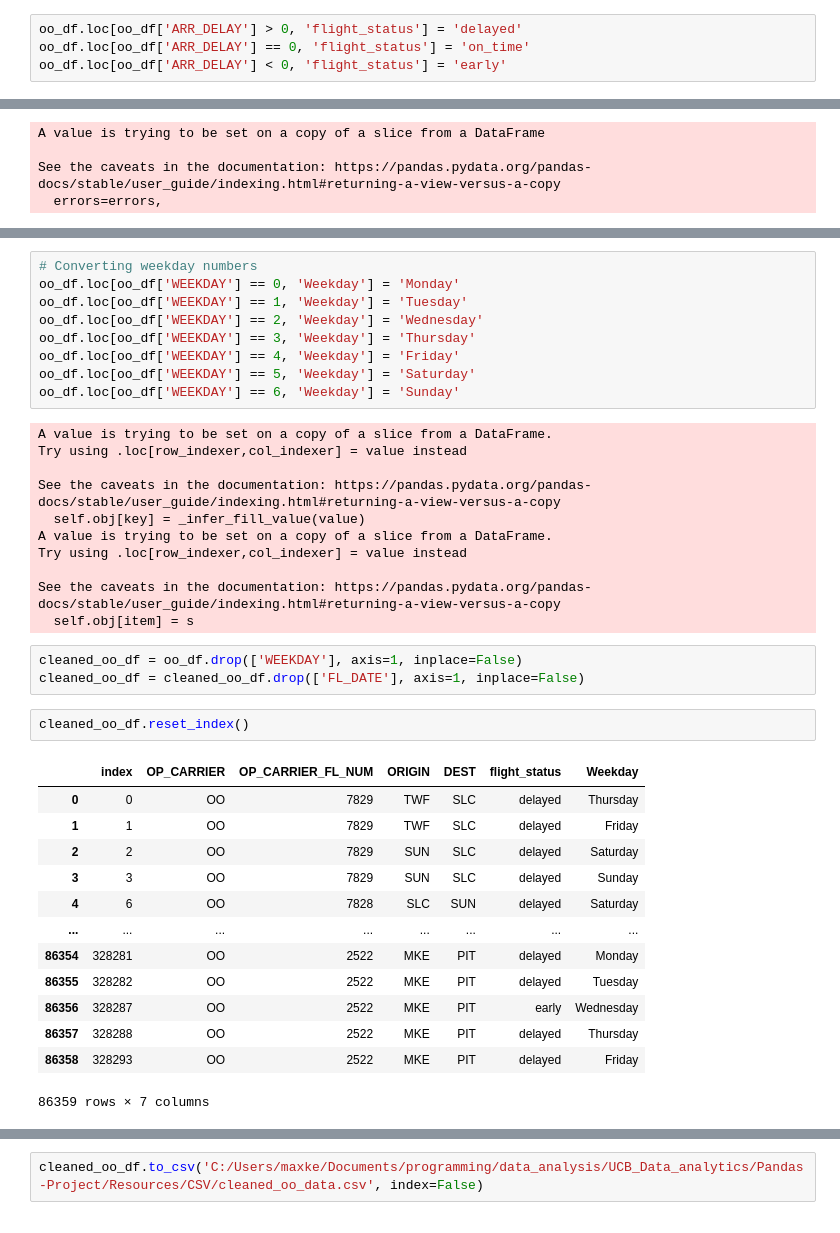
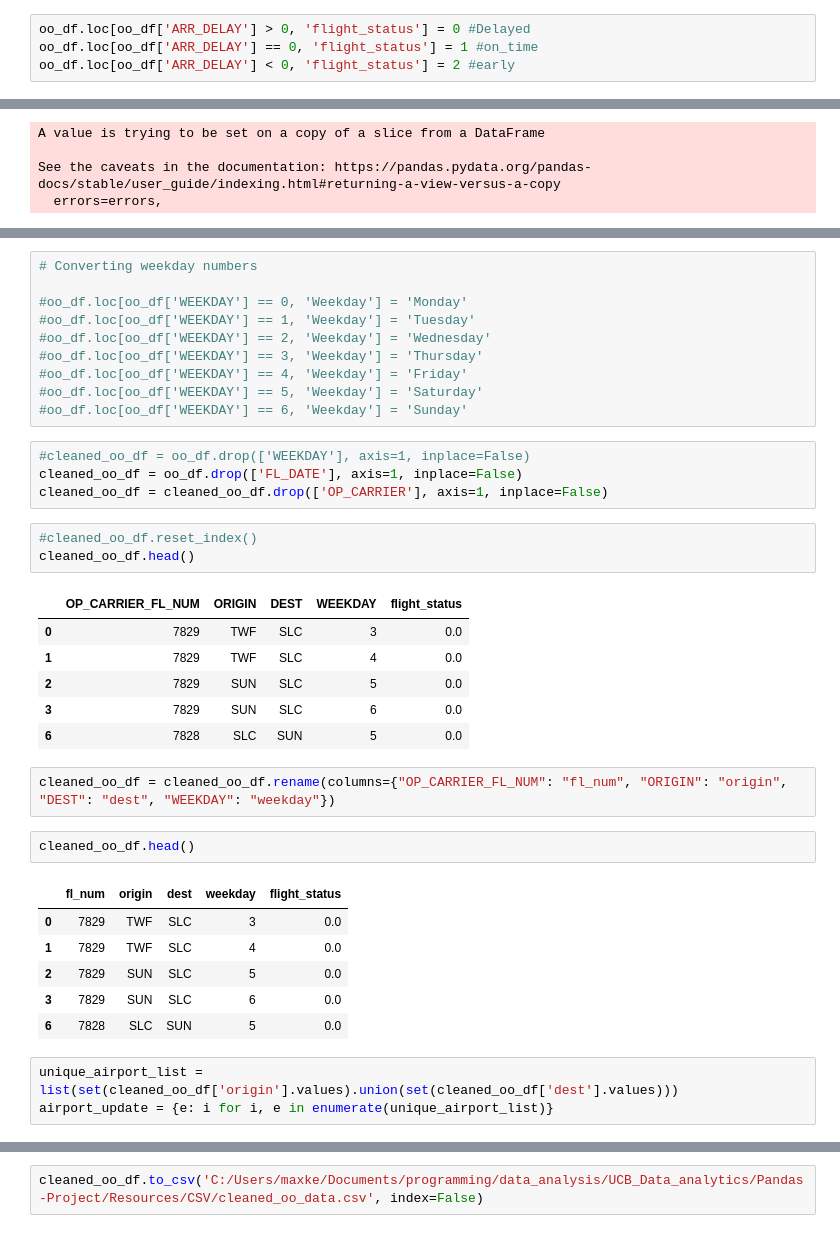
Before and after one commit to mjncardenas/Pandas-Project, a Jupyter notebook: cleaning_data.ipynb, the cells around one changed output, grey strips where cells are left out. Saved outputs shown, nothing was run; the diff lists cells and outputs as text.

```diff
--- a/cleaning_data.ipynb
+++ b/cleaning_data.ipynb
@@ -86,7 +81,7 @@ oo_df
 # %%
-oo_df.loc[oo_df['ARR_DELAY'] > 0, 'flight_status'] = 'delayed'
-oo_df.loc[oo_df['ARR_DELAY'] == 0, 'flight_status'] = 'on_time'
-oo_df.loc[oo_df['ARR_DELAY'] < 0, 'flight_status'] = 'early'
+oo_df.loc[oo_df['ARR_DELAY'] > 0, 'flight_status'] = 0 #Delayed
+oo_df.loc[oo_df['ARR_DELAY'] == 0, 'flight_status'] = 1 #on_time
+oo_df.loc[oo_df['ARR_DELAY'] < 0, 'flight_status'] = 2 #early
 # %% [output]
 A value is trying to be set on a copy of a slice from a DataFrame.
 Try using .loc[row_indexer,col_indexer] = value instead
@@ -124,39 +112,38 @@ oo_df
 # %%
 # Converting weekday numbers
-oo_df.loc[oo_df['WEEKDAY'] == 0, 'Weekday'] = 'Monday'
-oo_df.loc[oo_df['WEEKDAY'] == 1, 'Weekday'] = 'Tuesday'
-oo_df.loc[oo_df['WEEKDAY'] == 2, 'Weekday'] = 'Wednesday'
-oo_df.loc[oo_df['WEEKDAY'] == 3, 'Weekday'] = 'Thursday'
-oo_df.loc[oo_df['WEEKDAY'] == 4, 'Weekday'] = 'Friday'
-oo_df.loc[oo_df['WEEKDAY'] == 5, 'Weekday'] = 'Saturday'
-oo_df.loc[oo_df['WEEKDAY'] == 6, 'Weekday'] = 'Sunday'
+
+#oo_df.loc[oo_df['WEEKDAY'] == 0, 'Weekday'] = 'Monday'
+#oo_df.loc[oo_df['WEEKDAY'] == 1, 'Weekday'] = 'Tuesday'
+#oo_df.loc[oo_df['WEEKDAY'] == 2, 'Weekday'] = 'Wednesday'
+#oo_df.loc[oo_df['WEEKDAY'] == 3, 'Weekday'] = 'Thursday'
+#oo_df.loc[oo_df['WEEKDAY'] == 4, 'Weekday'] = 'Friday'
+#oo_df.loc[oo_df['WEEKDAY'] == 5, 'Weekday'] = 'Saturday'
+#oo_df.loc[oo_df['WEEKDAY'] == 6, 'Weekday'] = 'Sunday'
-# %% [output]
-A value is trying to be set on a copy of a slice from a DataFrame.
-Try using .loc[row_indexer,col_indexer] = value instead
-
-See the caveats in the documentation: https://pandas.pydata.org/pandas-docs/stable/user_guide/indexing.html#returning-a-view-versus-a-copy
-  self.obj[key] = _infer_fill_value(value)
-A value is trying to be set on a copy of a slice from a DataFrame.
-Try using .loc[row_indexer,col_indexer] = value instead
-
-See the caveats in the documentation: https://pandas.pydata.org/pandas-docs/stable/user_guide/indexing.html#returning-a-view-versus-a-copy
-  self.obj[item] = s
 # %%
-cleaned_oo_df = oo_df.drop(['WEEKDAY'], axis=1, inplace=False)
-cleaned_oo_df = cleaned_oo_df.drop(['FL_DATE'], axis=1, inplace=False)
+#cleaned_oo_df = oo_df.drop(['WEEKDAY'], axis=1, inplace=False)
+cleaned_oo_df = oo_df.drop(['FL_DATE'], axis=1, inplace=False)
+cleaned_oo_df = cleaned_oo_df.drop(['OP_CARRIER'], axis=1, inplace=False)
+# %%
+#cleaned_oo_df.reset_index()
+cleaned_oo_df.head()
+# %% [output]
+|  | OP_CARRIER_FL_NUM | ORIGIN | DEST | WEEKDAY | flight_status |
+| 0 | 7829 | TWF | SLC | 3 | 0.0 |
+| 1 | 7829 | TWF | SLC | 4 | 0.0 |
+| 2 | 7829 | SUN | SLC | 5 | 0.0 |
+| 3 | 7829 | SUN | SLC | 6 | 0.0 |
+| 6 | 7828 | SLC | SUN | 5 | 0.0 |
+# %%
+cleaned_oo_df = cleaned_oo_df.rename(columns={"OP_CARRIER_FL_NUM": "fl_num", "ORIGIN": "origin", "DEST": "dest", "WEEKDAY": "weekday"})
 # %%
-cleaned_oo_df.reset_index()
+cleaned_oo_df.head()
 # %% [output]
-|  | index | OP_CARRIER | OP_CARRIER_FL_NUM | ORIGIN | DEST | flight_status | Weekday |
-| 0 | 0 | OO | 7829 | TWF | SLC | delayed | Thursday |
-| 1 | 1 | OO | 7829 | TWF | SLC | delayed | Friday |
-| 2 | 2 | OO | 7829 | SUN | SLC | delayed | Saturday |
-| 3 | 3 | OO | 7829 | SUN | SLC | delayed | Sunday |
-| 4 | 6 | OO | 7828 | SLC | SUN | delayed | Saturday |
-| ... | ... | ... | ... | ... | ... | ... | ... |
-| 86354 | 328281 | OO | 2522 | MKE | PIT | delayed | Monday |
-| 86355 | 328282 | OO | 2522 | MKE | PIT | delayed | Tuesday |
-| 86356 | 328287 | OO | 2522 | MKE | PIT | early | Wednesday |
-| 86357 | 328288 | OO | 2522 | MKE | PIT | delayed | Thursday |
-| 86358 | 328293 | OO | 2522 | MKE | PIT | delayed | Friday |
+|  | fl_num | origin | dest | weekday | flight_status |
+| 0 | 7829 | TWF | SLC | 3 | 0.0 |
+| 1 | 7829 | TWF | SLC | 4 | 0.0 |
+| 2 | 7829 | SUN | SLC | 5 | 0.0 |
+| 3 | 7829 | SUN | SLC | 6 | 0.0 |
+| 6 | 7828 | SLC | SUN | 5 | 0.0 |
-86359 rows × 7 columns
+# %%
+unique_airport_list = list(set(cleaned_oo_df['origin'].values).union(set(cleaned_oo_df['dest'].values)))
+airport_update = {e: i for i, e in enumerate(unique_airport_list)}
```
Also changed, not shown: parts of 17 cells of this notebook, 6 other files.
